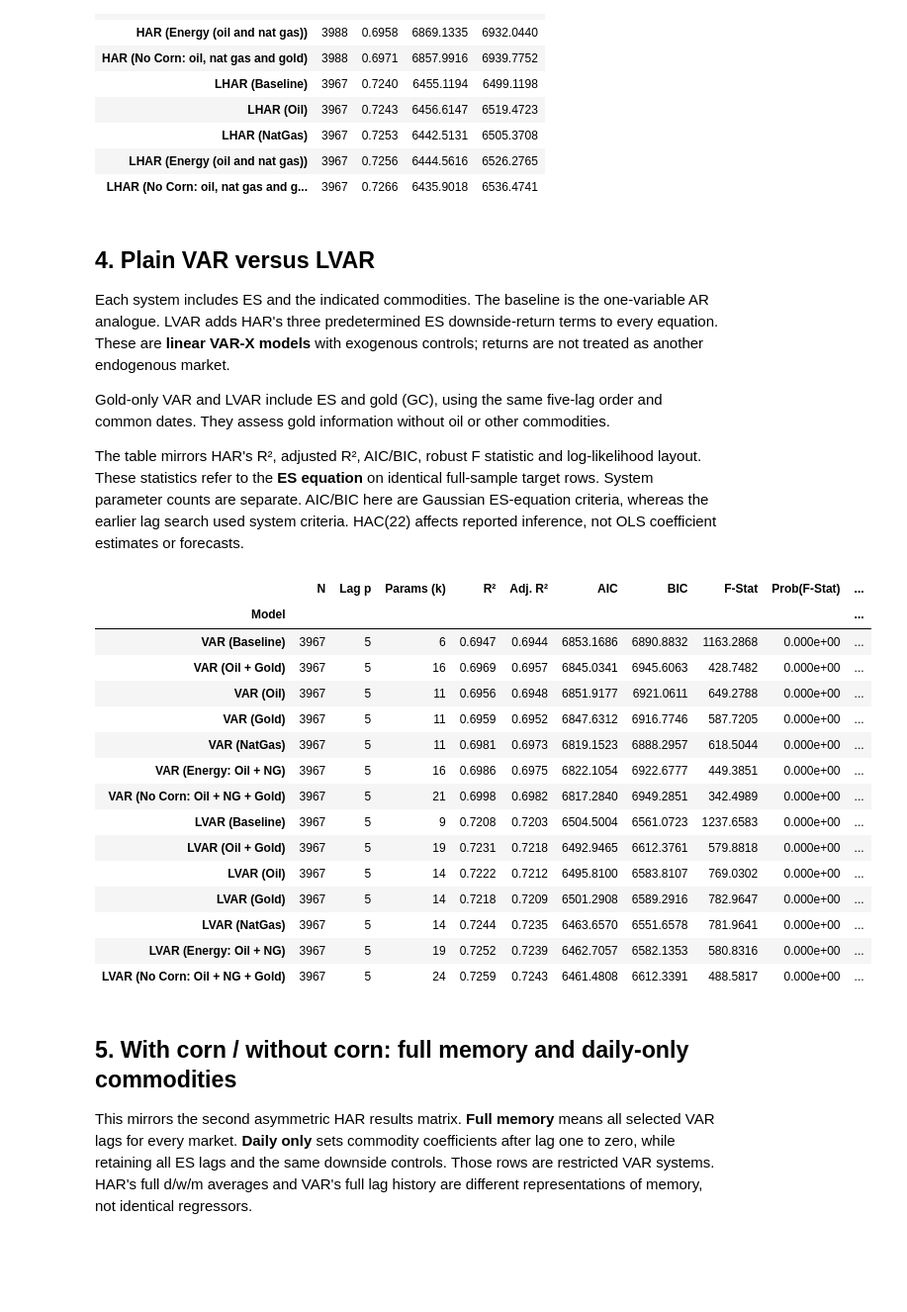
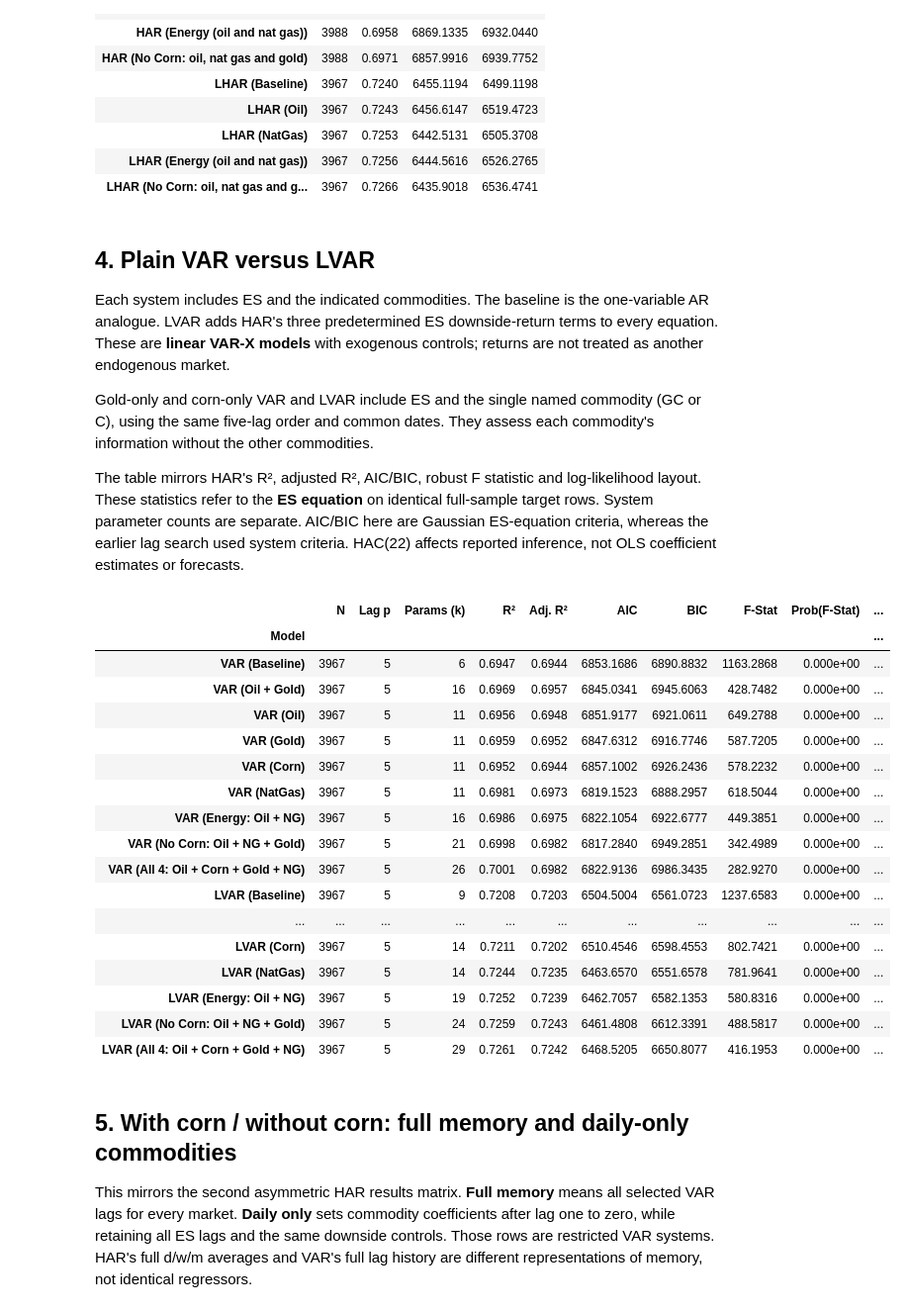
Before and after one commit to Deangr-econ/Quant_methods_project, a Jupyter notebook: VAR_QTFE.ipynb, the cells around one changed output. Shown at 99% size. Drawn from its saved outputs; the diff is of its cells as text; code cells hidden in the pictures; blank space fills up the shorter version.

```diff
--- a/VAR_QTFE.ipynb
+++ b/VAR_QTFE.ipynb
@@ -262,8 +262,9 @@ one-variable AR analogue. LVAR adds HAR's three predetermined ES downside-return
 terms to every equation. These are **linear VAR-X models** with exogenous controls;
 returns are not treated as another endogenous market.
 
-Gold-only VAR and LVAR include ES and gold (GC), using the same five-lag order
-and common dates. They assess gold information without oil or other commodities.
+Gold-only and corn-only VAR and LVAR include ES and the single named commodity
+(GC or C), using the same five-lag order and common dates. They assess each
+commodity's information without the other commodities.
 
 The table mirrors HAR's R², adjusted R², AIC/BIC, robust F statistic and
 log-likelihood layout. These statistics refer to the **ES equation** on identical
@@ -273,29 +274,32 @@ HAC(22) affects reported inference, not OLS coefficient estimates or forecasts.
 # %%
 specs = model_specifications(p)
 fits, summary = fit_models(design, specs, cfg['hac_lags'])
-sets_in_first_table = ['Baseline', 'Oil', 'Gold', 'NatGas', 'Energy: Oil + NG', 'No Corn: Oil + NG + Gold']
+sets_in_first_table = ['Baseline', 'Oil', 'Gold', 'Corn', 'NatGas', 'Energy: Oil + NG',
+    'No Corn: Oil + NG + Gold', 'All 4: Oil + Corn + Gold + NG']
 sets_in_first_table.insert(1, 'Oil + Gold')
 first_names = [f'{prefix} ({label})' for prefix in ['VAR', 'LVAR'] for label in sets_in_first_table]
 summary_columns = ['N', 'Lag p', 'Params (k)', 'R²', 'Adj. R²', 'AIC', 'BIC', 'F-Stat', 'Prob(F-Stat)', 'Log-Likelihood']
 show_table(summary.loc[first_names, summary_columns])
 summary.to_csv(OUTPUT / 'common_sample_insample_results.csv')
 # %% [output]
 |  | N | Lag p | Params (k) | R² | Adj. R² | AIC | BIC | F-Stat | Prob(F-Stat) | ... |
 | Model |  |  |  |  |  |  |  |  |  | ... |
 | VAR (Baseline) | 3967 | 5 | 6 | 0.6947 | 0.6944 | 6853.1686 | 6890.8832 | 1163.2868 | 0.000e+00 | ... |
 | VAR (Oil + Gold) | 3967 | 5 | 16 | 0.6969 | 0.6957 | 6845.0341 | 6945.6063 | 428.7482 | 0.000e+00 | ... |
 | VAR (Oil) | 3967 | 5 | 11 | 0.6956 | 0.6948 | 6851.9177 | 6921.0611 | 649.2788 | 0.000e+00 | ... |
 | VAR (Gold) | 3967 | 5 | 11 | 0.6959 | 0.6952 | 6847.6312 | 6916.7746 | 587.7205 | 0.000e+00 | ... |
+| VAR (Corn) | 3967 | 5 | 11 | 0.6952 | 0.6944 | 6857.1002 | 6926.2436 | 578.2232 | 0.000e+00 | ... |
 | VAR (NatGas) | 3967 | 5 | 11 | 0.6981 | 0.6973 | 6819.1523 | 6888.2957 | 618.5044 | 0.000e+00 | ... |
 | VAR (Energy: Oil + NG) | 3967 | 5 | 16 | 0.6986 | 0.6975 | 6822.1054 | 6922.6777 | 449.3851 | 0.000e+00 | ... |
 | VAR (No Corn: Oil + NG + Gold) | 3967 | 5 | 21 | 0.6998 | 0.6982 | 6817.2840 | 6949.2851 | 342.4989 | 0.000e+00 | ... |
+| VAR (All 4: Oil + Corn + Gold + NG) | 3967 | 5 | 26 | 0.7001 | 0.6982 | 6822.9136 | 6986.3435 | 282.9270 | 0.000e+00 | ... |
 | LVAR (Baseline) | 3967 | 5 | 9 | 0.7208 | 0.7203 | 6504.5004 | 6561.0723 | 1237.6583 | 0.000e+00 | ... |
-| LVAR (Oil + Gold) | 3967 | 5 | 19 | 0.7231 | 0.7218 | 6492.9465 | 6612.3761 | 579.8818 | 0.000e+00 | ... |
-| LVAR (Oil) | 3967 | 5 | 14 | 0.7222 | 0.7212 | 6495.8100 | 6583.8107 | 769.0302 | 0.000e+00 | ... |
-| LVAR (Gold) | 3967 | 5 | 14 | 0.7218 | 0.7209 | 6501.2908 | 6589.2916 | 782.9647 | 0.000e+00 | ... |
+| ... | ... | ... | ... | ... | ... | ... | ... | ... | ... | ... |
+| LVAR (Corn) | 3967 | 5 | 14 | 0.7211 | 0.7202 | 6510.4546 | 6598.4553 | 802.7421 | 0.000e+00 | ... |
 | LVAR (NatGas) | 3967 | 5 | 14 | 0.7244 | 0.7235 | 6463.6570 | 6551.6578 | 781.9641 | 0.000e+00 | ... |
 | LVAR (Energy: Oil + NG) | 3967 | 5 | 19 | 0.7252 | 0.7239 | 6462.7057 | 6582.1353 | 580.8316 | 0.000e+00 | ... |
 | LVAR (No Corn: Oil + NG + Gold) | 3967 | 5 | 24 | 0.7259 | 0.7243 | 6461.4808 | 6612.3391 | 488.5817 | 0.000e+00 | ... |
+| LVAR (All 4: Oil + Corn + Gold + NG) | 3967 | 5 | 29 | 0.7261 | 0.7242 | 6468.5205 | 6650.8077 | 416.1953 | 0.000e+00 | ... |
 # %% [markdown]
 ## 5. With corn / without corn: full memory and daily-only commodities
 
```
Also changed, not shown: parts of 4 cells of this notebook, 9 other files.
